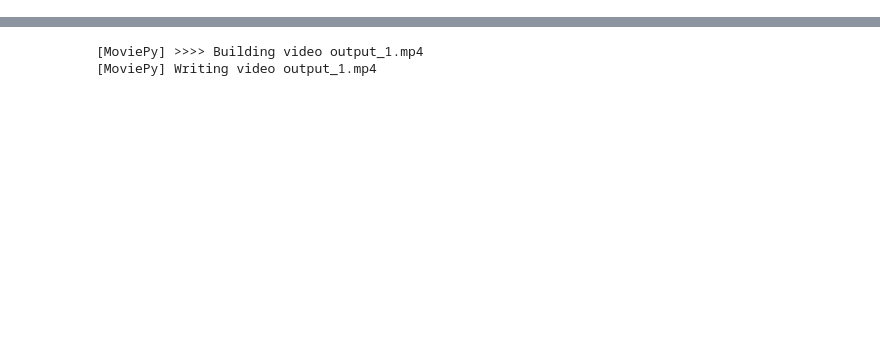
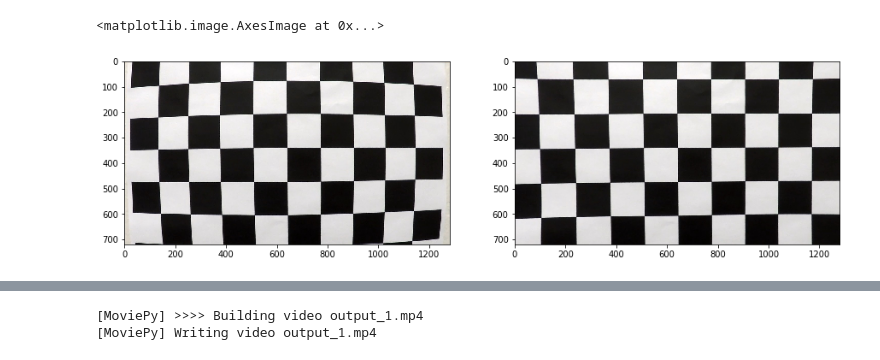
Before and after one commit to BenRR/Car-P4, a Jupyter notebook: pipeline.ipynb, the cells around one changed output, grey strips where cells are left out. Drawn from its saved outputs; the diff is of its cells as text; code cells hidden in the pictures; blank space fills up the shorter version.

Commit message:
add images

```diff
--- a/pipeline.ipynb
+++ b/pipeline.ipynb
@@ -13,4 +14,14 @@ import drawlane
 %matplotlib inline
+# %%
+cal_image1 = mpimg.imread('camera_cal/calibration1.jpg')
+output_image1 = mpimg.imread('output_images/undist_1.jpg')
+
+f, (ax1, ax2) = plt.subplots(1, 2, figsize=(15,9))
+ax1.imshow(cal_image1)
+ax2.imshow(output_image1)
+# %% [output]
+<matplotlib.image.AxesImage at 0x...>
+[figure, added]
 # %%
 def draw(img, mtx, origin):
     leftfit, rightfit, leftx, rightx, lefty, righty = findlane.find_lane(img)
```
Also changed, not shown: parts of 7 cells of this notebook, 8 other files.
